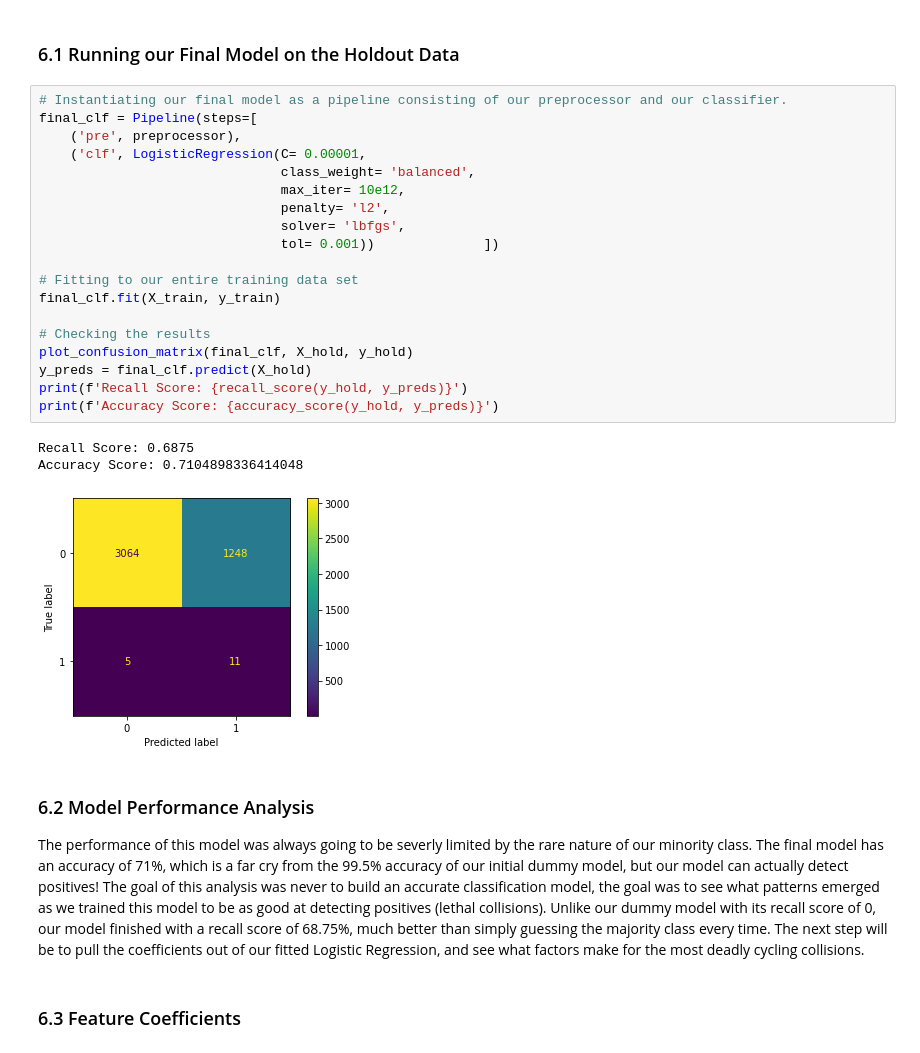
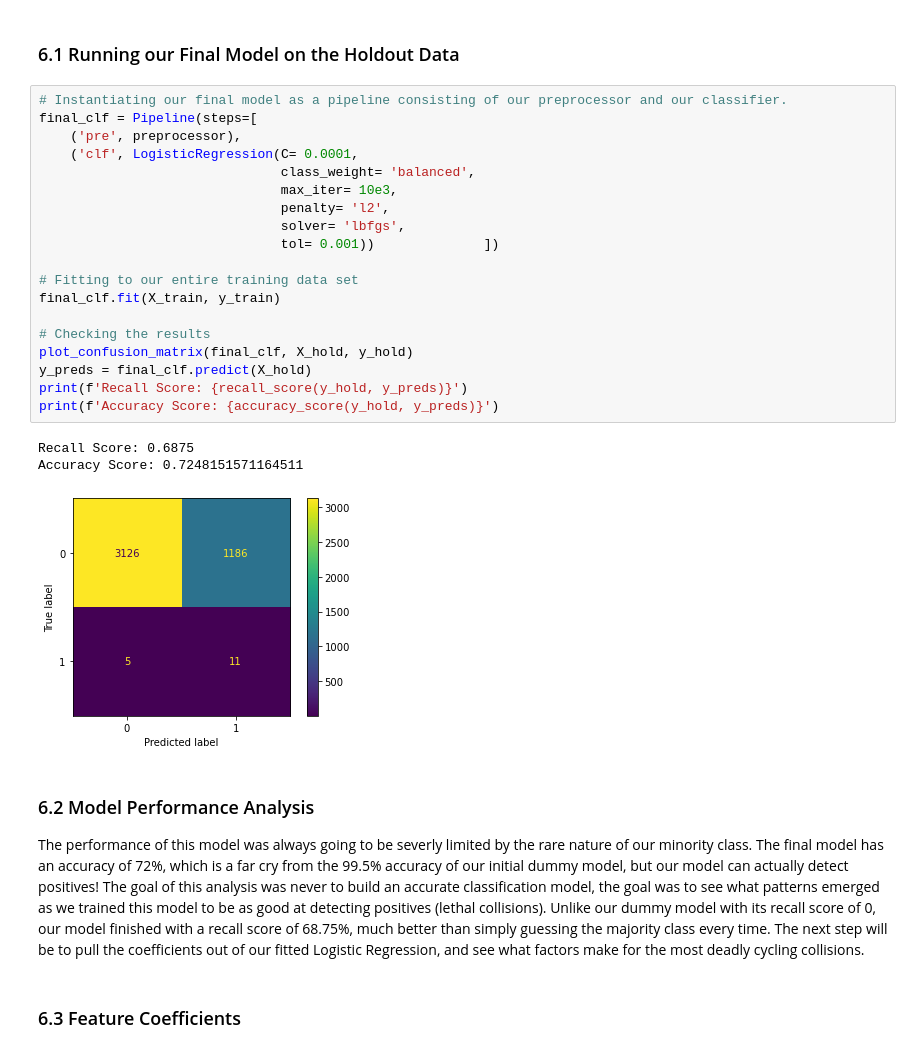
Before and after one commit to AidanStack/Cycling_Classification_Project, a Jupyter notebook: Aidan/Aidan's Notebook.ipynb, the cells around one changed output. Drawn from its saved outputs; the diff is of its cells as text.

```diff
--- a/Aidan/Aidan's Notebook.ipynb
+++ b/Aidan/Aidan's Notebook.ipynb
@@ -788,30 +780,30 @@ Precision Score: 0.0077661032434901784
 # %%
 # Instantiating our final model as a pipeline consisting of our preprocessor and our classifier.
 final_clf = Pipeline(steps=[
     ('pre', preprocessor),
-    ('clf', LogisticRegression(C= 0.00001,
+    ('clf', LogisticRegression(C= 0.0001,
                                class_weight= 'balanced',
-                               max_iter= 10e12,
+                               max_iter= 10e3,
                                penalty= 'l2',
                                solver= 'lbfgs',
                                tol= 0.001))              ])
 
 # Fitting to our entire training data set
 final_clf.fit(X_train, y_train)
 
 # Checking the results
 plot_confusion_matrix(final_clf, X_hold, y_hold)
 y_preds = final_clf.predict(X_hold)
 print(f'Recall Score: {recall_score(y_hold, y_preds)}')
 print(f'Accuracy Score: {accuracy_score(y_hold, y_preds)}')
 # %% [output]
 Recall Score: 0.6875
-Accuracy Score: 0.7104898336414048
+Accuracy Score: 0.7248151571164511
-[figure, old version]
+[figure, new version]
 # %% [markdown]
 ### 6.2 Model Performance Analysis
 
-The performance of this model was always going to be severly limited by the rare nature of our minority class. The final model has an accuracy of 71%, which is a far cry from the 99.5% accuracy of our initial dummy model, but our model can actually detect positives! The goal of this analysis was never to build an accurate classification model, the goal was to see what patterns emerged as we trained this model to be as good at detecting positives (lethal collisions). Unlike our dummy model with its recall score of 0, our model finished with a recall score of 68.75%, much better than simply guessing the majority class every time. The next step will be to pull the coefficients out of our fitted Logistic Regression, and see what factors make for the most deadly cycling collisions.
+The performance of this model was always going to be severly limited by the rare nature of our minority class. The final model has an accuracy of 72%, which is a far cry from the 99.5% accuracy of our initial dummy model, but our model can actually detect positives! The goal of this analysis was never to build an accurate classification model, the goal was to see what patterns emerged as we trained this model to be as good at detecting positives (lethal collisions). Unlike our dummy model with its recall score of 0, our model finished with a recall score of 68.75%, much better than simply guessing the majority class every time. The next step will be to pull the coefficients out of our fitted Logistic Regression, and see what factors make for the most deadly cycling collisions.
 # %% [markdown]
 ### 6.3 Feature Coefficients
 # %%
```
Also changed, not shown: parts of 19 cells of this notebook.
